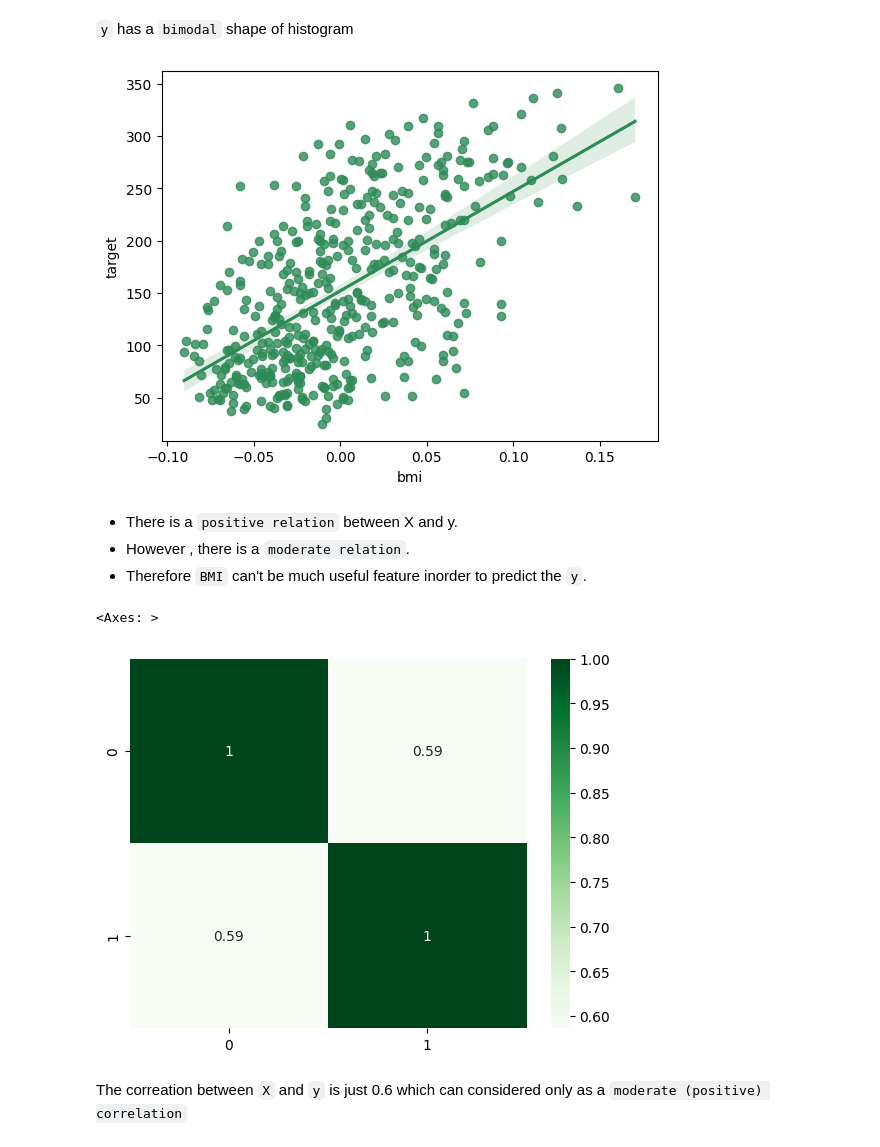
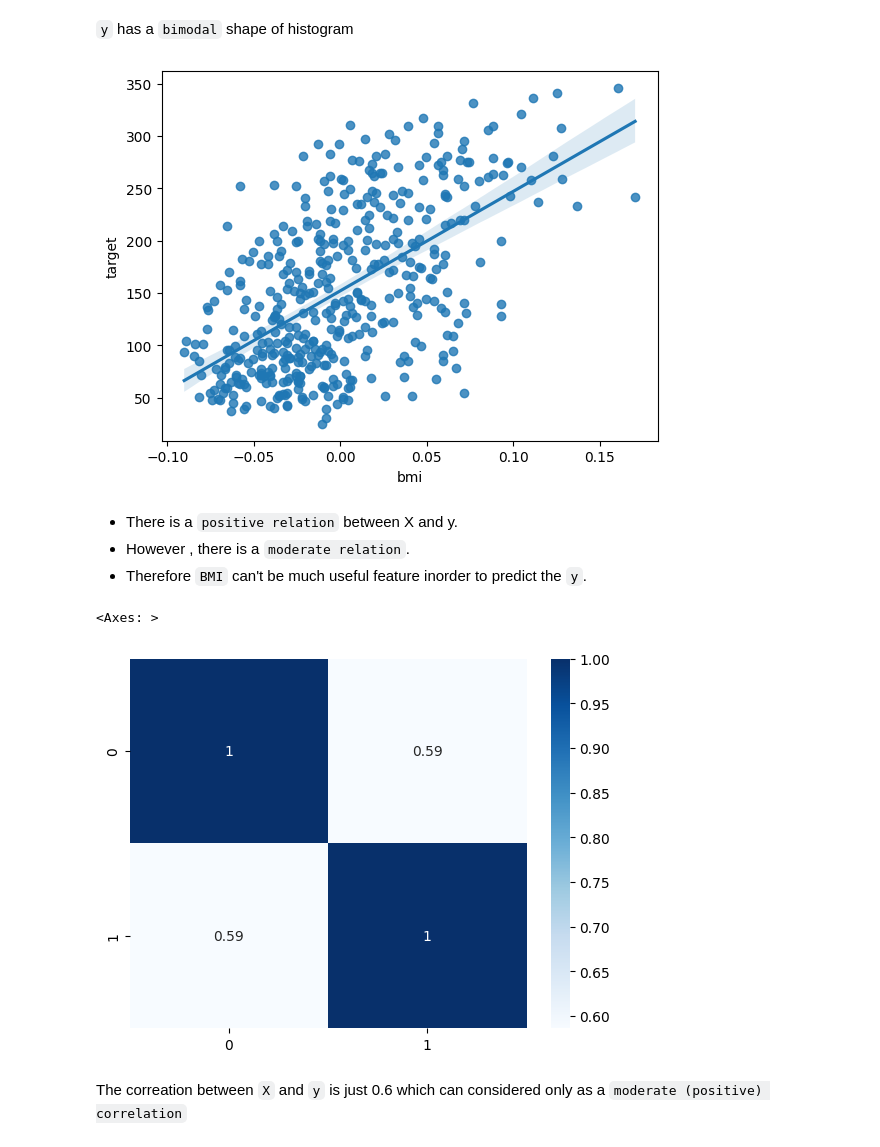
Before and after one commit to JayLunia/CSCN8010-lab-submissions, a Jupyter notebook: students_submissions/8947792/lab3.ipynb, the cells around one changed output. Cells and saved outputs as stored; diff of their text form; code cells hidden in the pictures.

```diff
--- a/students_submissions/8947792/lab3.ipynb
+++ b/students_submissions/8947792/lab3.ipynb
@@ -148,19 +148,19 @@ plt.show()
 # %% [markdown]
 `y` has a `bimodal` shape of histogram
 # %%
-sns.regplot(x= X, y=y , color= 'seagreen')
+sns.regplot(x= X, y=y )
 plt.show()
 # %% [output]
-[figure, old version]
+[figure, new version]
 # %% [markdown]
 - There is a `positive relation` between X and y.
 - However , there is a `moderate relation`.
 - Therefore `BMI` can't be much useful feature inorder to predict the `y`.
 # %%
-sns.heatmap(np.corrcoef(X,y), annot= True , cmap= 'Greens')
+sns.heatmap(np.corrcoef(X,y), annot= True , cmap= 'Blues')
 # %% [output]
 <Axes: >
-[figure, old version]
+[figure, new version]
 # %% [markdown]
 The correation between `X` and `y` is just 0.6 which can considered only as a `moderate (positive) correlation`
 # %% [markdown]
```
Also changed, not shown: parts of 5 cells of this notebook.
